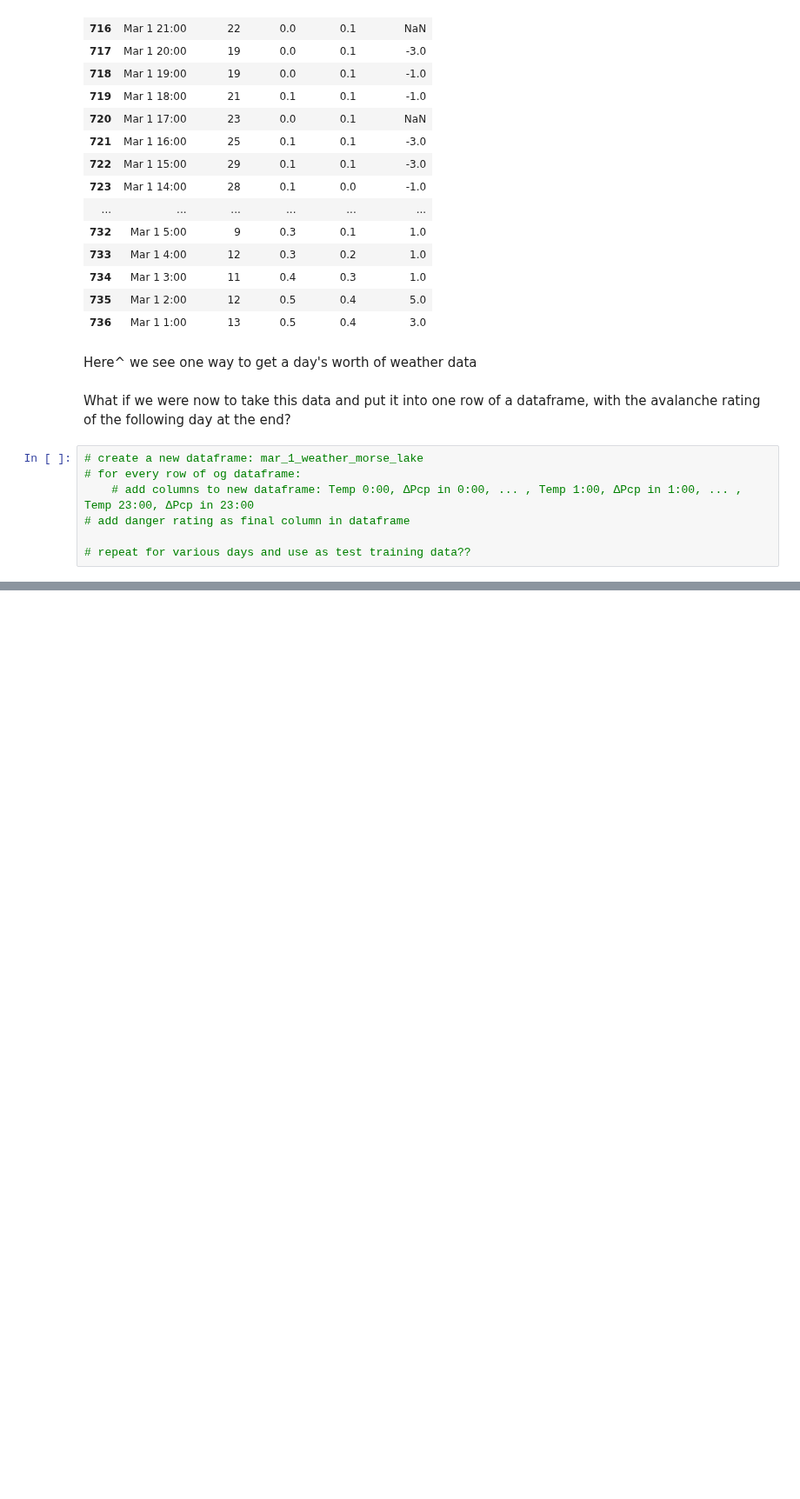
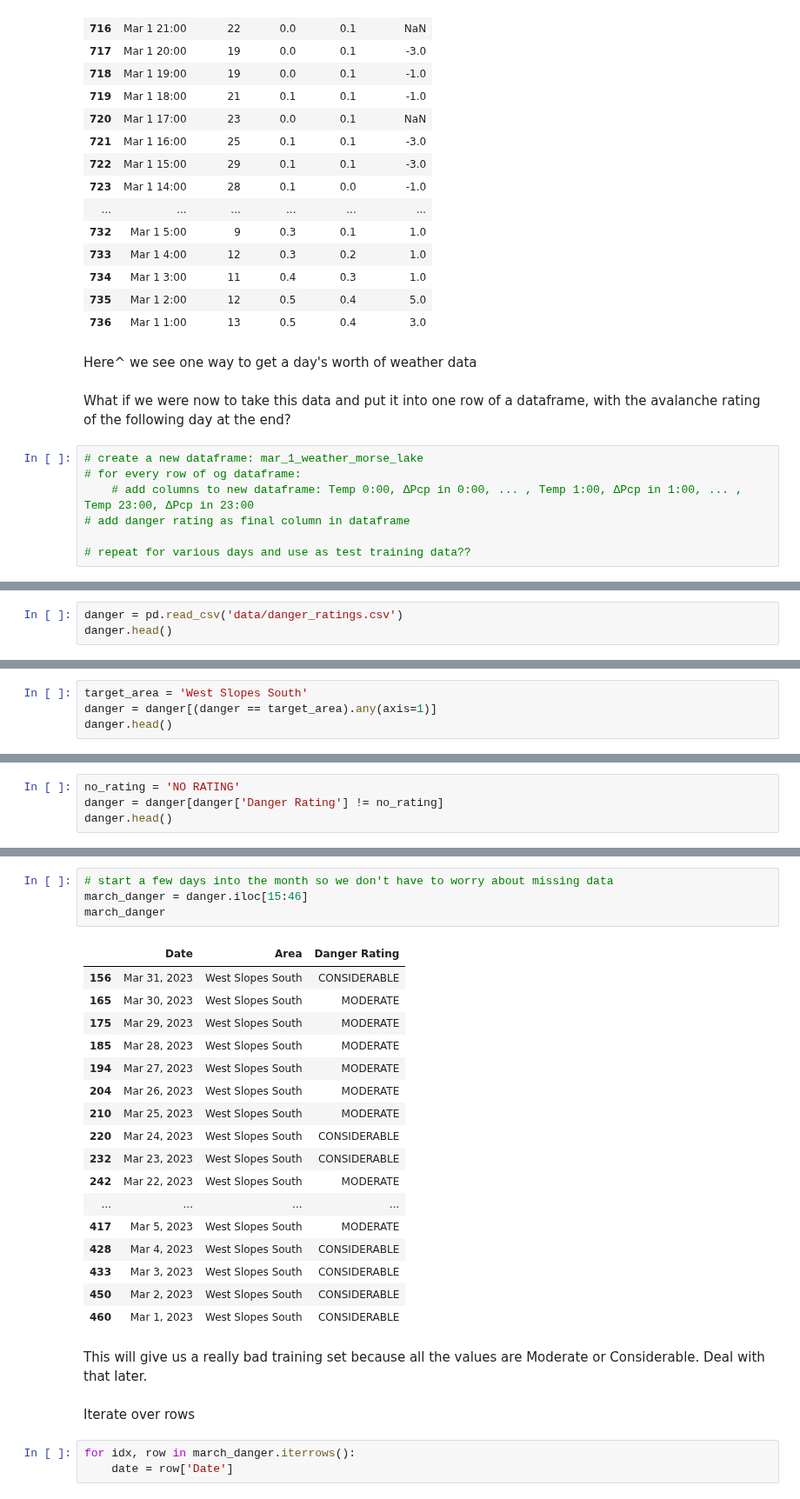
Before and after one commit to itsjpb/470-avalanche-prediction, a Jupyter notebook: example_data_loading.ipynb, the cells around one changed output, grey strips where cells are left out. Shown at 87% size. Saved outputs shown, nothing was run; the diff lists cells and outputs as text; blank space fills up the shorter version.

```diff
--- a/example_data_loading.ipynb
+++ b/example_data_loading.ipynb
@@ -77,0 +80,3 @@ What if we were now to take this data and put it into one row of a dataframe, wi
+# %%
+danger = pd.read_csv('data/danger_ratings.csv')
+danger.head()
@@ -77,0 +90,4 @@ What if we were now to take this data and put it into one row of a dataframe, wi
+# %%
+target_area = 'West Slopes South'
+danger = danger[(danger == target_area).any(axis=1)]
+danger.head()
@@ -77,0 +103,4 @@ What if we were now to take this data and put it into one row of a dataframe, wi
+# %%
+no_rating = 'NO RATING'
+danger = danger[danger['Danger Rating'] != no_rating]
+danger.head()
@@ -77,0 +136,29 @@ What if we were now to take this data and put it into one row of a dataframe, wi
+# %%
+# start a few days into the month so we don't have to worry about missing data
+march_danger = danger.iloc[15:46]
+march_danger
+# %% [output]
+|  | Date | Area | Danger Rating |
+| 156 | Mar 31, 2023 | West Slopes South | CONSIDERABLE |
+| 165 | Mar 30, 2023 | West Slopes South | MODERATE |
+| 175 | Mar 29, 2023 | West Slopes South | MODERATE |
+| 185 | Mar 28, 2023 | West Slopes South | MODERATE |
+| 194 | Mar 27, 2023 | West Slopes South | MODERATE |
+| 204 | Mar 26, 2023 | West Slopes South | MODERATE |
+| 210 | Mar 25, 2023 | West Slopes South | MODERATE |
+| 220 | Mar 24, 2023 | West Slopes South | CONSIDERABLE |
+| 232 | Mar 23, 2023 | West Slopes South | CONSIDERABLE |
+| 242 | Mar 22, 2023 | West Slopes South | MODERATE |
+| ... | ... | ... | ... |
+| 417 | Mar 5, 2023 | West Slopes South | MODERATE |
+| 428 | Mar 4, 2023 | West Slopes South | CONSIDERABLE |
+| 433 | Mar 3, 2023 | West Slopes South | CONSIDERABLE |
+| 450 | Mar 2, 2023 | West Slopes South | CONSIDERABLE |
+| 460 | Mar 1, 2023 | West Slopes South | CONSIDERABLE |
+# %% [markdown]
+This will give us a really bad training set because all the values are Moderate or Considerable. Deal with that later.
+# %% [markdown]
+Iterate over rows
+# %%
+for idx, row in march_danger.iterrows():
+    date = row['Date']
```
Also changed, not shown: parts of 15 cells of this notebook.
